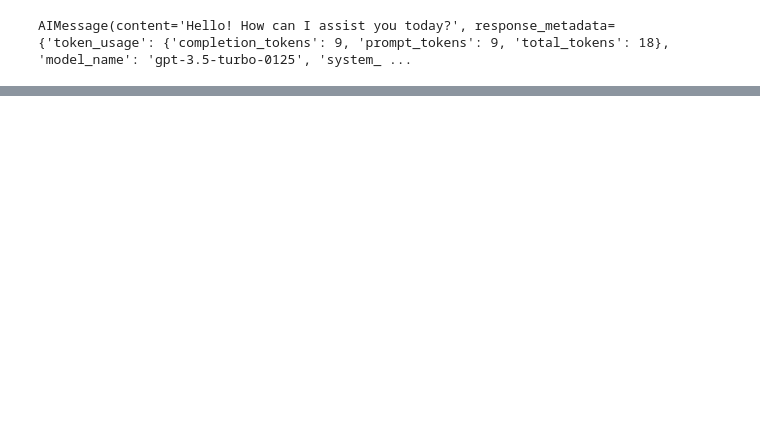
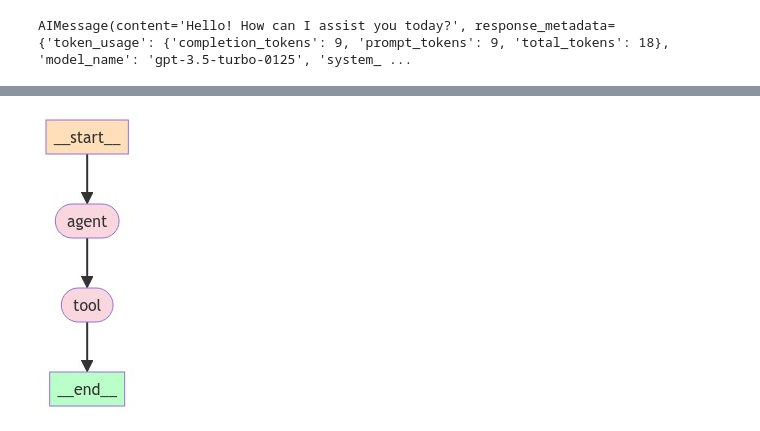
Before and after one commit to jacksongrove/langgraph-agents-demo, a Jupyter notebook: chatbot.ipynb, the cells around one changed output, grey strips where cells are left out. Cells and saved outputs as stored; diff of their text form; code cells hidden in the pictures; blank space fills up the shorter version.

```diff
--- a/chatbot.ipynb
+++ b/chatbot.ipynb
@@ -145,0 +187,6 @@ app = workflow.compile()
+# %%
+from langchain_community.utilities import OpenWeatherMapAPIWrapper
+load_dotenv()
+os.environ["OPENWEATHERMAP_API_KEY"] = os.environ.get("OPENWEATHERMAP_API_KEY")
+
+weather = OpenWeatherMapAPIWrapper()
@@ -145,0 +195,3 @@ app = workflow.compile()
+# %%
+weather_data = weather.run("Las Vegas")
+print(weather_data)
@@ -146,3 +213,22 @@ app = workflow.compile()
+# %%
+def function_2(input_2):
+    weather_data = weather.run(input_2)
+    return weather_data
+# %%
+from langgraph.graph import Graph
+
+workflow = Graph()
+
+#calling node 1 as agent
+workflow.add_node("agent", function_1)
+workflow.add_node("tool", function_2)
+
+workflow.add_edge('agent', 'tool')
+
+workflow.set_entry_point("agent")
+workflow.set_finish_point("tool")
+
+app = workflow.compile()
 # %%
 app.invoke("What's the temperature in Las Vegas")
 # %% [output]
@@ -149,0 +263,4 @@ app.invoke("What's the temperature in Las Vegas")
+# %%
+display(Image(app.get_graph().draw_mermaid_png(draw_method=MermaidDrawMethod.API)))
+# %% [output]
+[figure, added]
```
Also changed, not shown: parts of 25 cells of this notebook, 2 other files.
